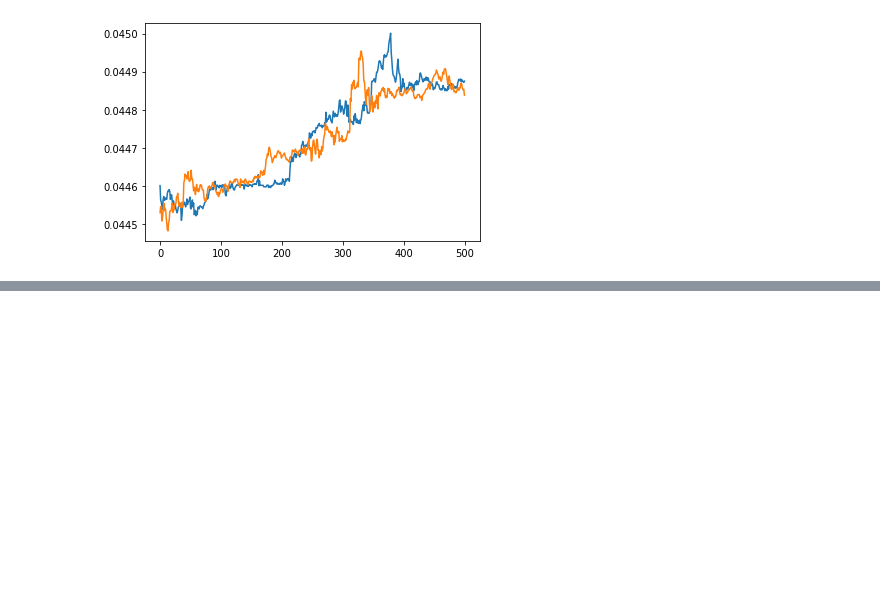
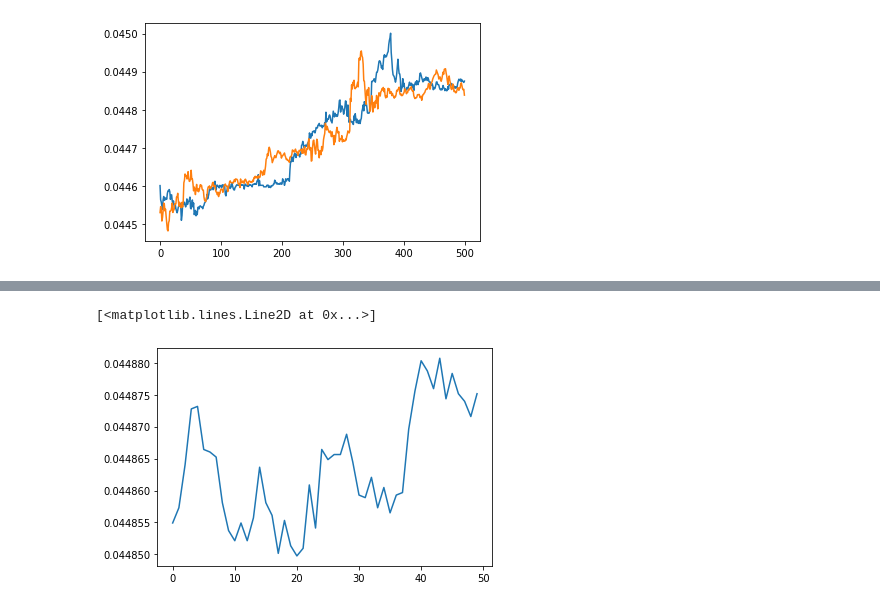
Before and after one commit to imranskiy11/fin, a Jupyter notebook: research.ipynb, the cells around one changed output, grey strips where cells are left out. Drawn from its saved outputs; the diff is of its cells as text; code cells hidden in the pictures; blank space fills up the shorter version.

```diff
--- a/research.ipynb
+++ b/research.ipynb
@@ -133,0 +186,5 @@ hts_230 = HeadTail(dataset_seq[230], head_size=450, tail_size=50)
+# %%
+plt.plot(hts_20.tail)
+# %% [output]
+[<matplotlib.lines.Line2D at 0x...>]
+[figure, added]
```
Also changed, not shown: parts of 14 cells of this notebook, 2 other files.
